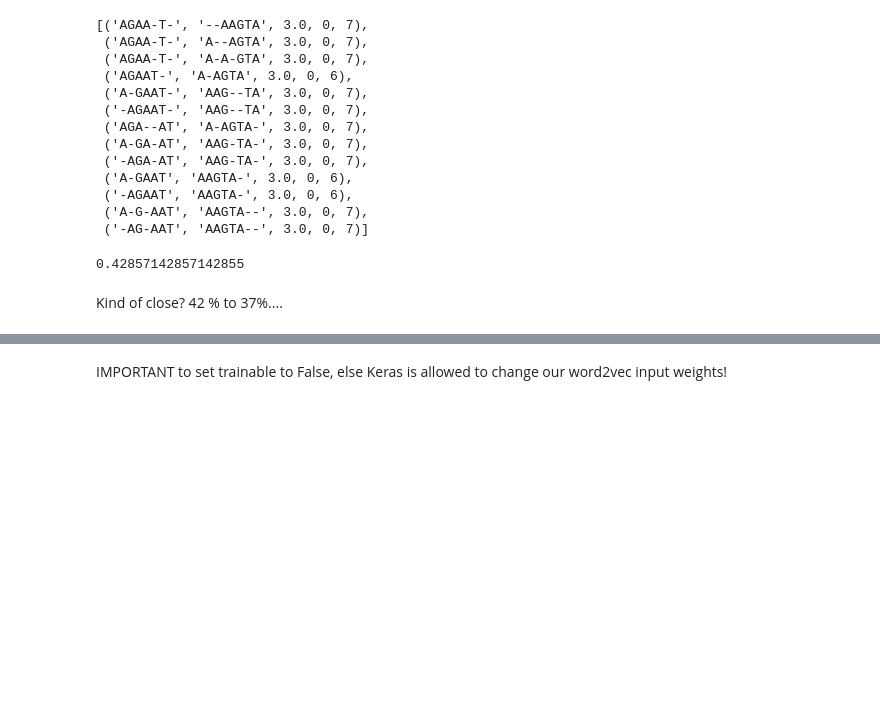
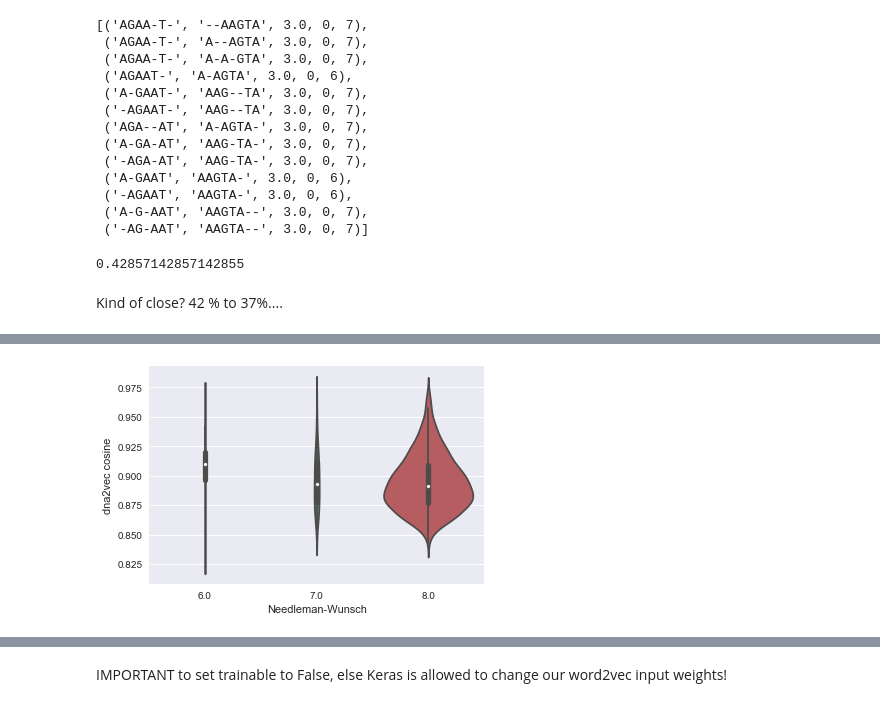
Before and after one commit to philippbayer/machine_learning_notebooks, a Jupyter notebook: Embeddings + keras.ipynb, the cells around one changed output, grey strips where cells are left out. Drawn from its saved outputs; the diff is of its cells as text; code cells hidden in the pictures; blank space fills up the shorter version.

```diff
--- a/Embeddings + keras.ipynb
+++ b/Embeddings + keras.ipynb
@@ -320,0 +493,5 @@ wat. was expecting something higher
+# %%
+df = pd.DataFrame({'Needleman-Wunsch':nws, 'dna2vec cosine':w2v, 'MinHash':sketches})
+sns.violinplot(x='Needleman-Wunsch', y='dna2vec cosine', data=df, scale='count');
+# %% [output]
+[figure, added]
```
Also changed, not shown: parts of 23 cells of this notebook.
